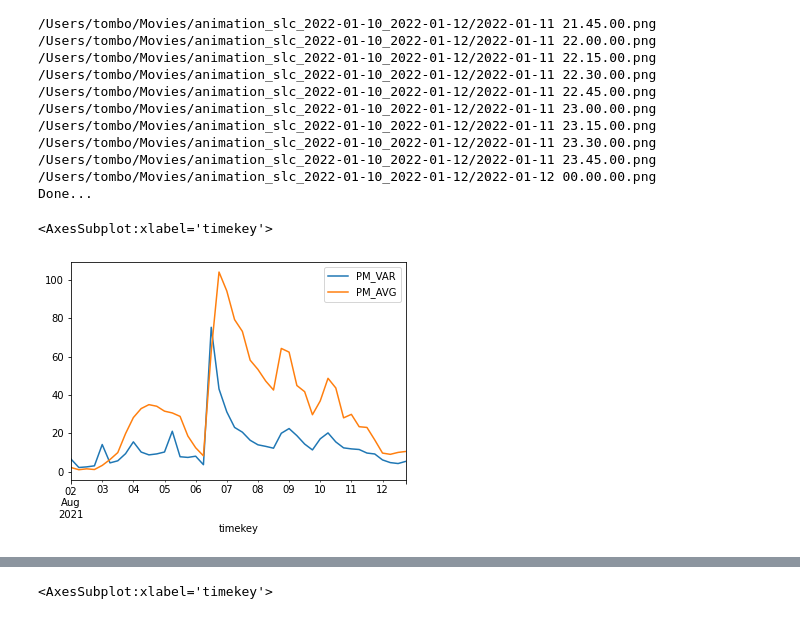
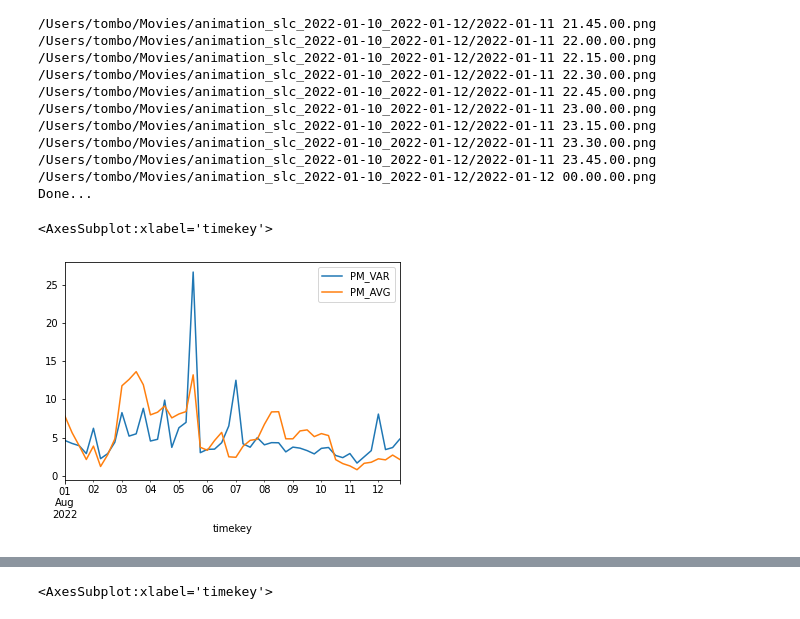
Before and after one commit to tetradsensors/tetrad-viz-toolkit, a Jupyter notebook: Foo.ipynb, the cells around one changed output, grey strips where cells are left out. Saved outputs shown, nothing was run; the diff lists cells and outputs as text; code cells hidden in the pictures.

```diff
--- a/Foo.ipynb
+++ b/Foo.ipynb
@@ -88,10 +88,10 @@ df2 = pd.DataFrame([dict(i) for i in res])
 df2.set_index('timekey', inplace=True)
 df2.index = pd.to_datetime(df2.index)
 # %%
-df2.loc['2021-08-02':'2021-08-12', ['PM_VAR', 'PM_AVG']].plot()
+df2.loc['2022-08-01':'2022-08-12', ['PM_VAR', 'PM_AVG']].plot()
 # %% [output]
 <AxesSubplot:xlabel='timekey'>
-[figure, old version]
+[figure, new version]
 # %%
 df2['PM_AVG'].plot()
 # %% [output]
```
Also changed, not shown: parts of 2 cells of this notebook, 11 other files.
